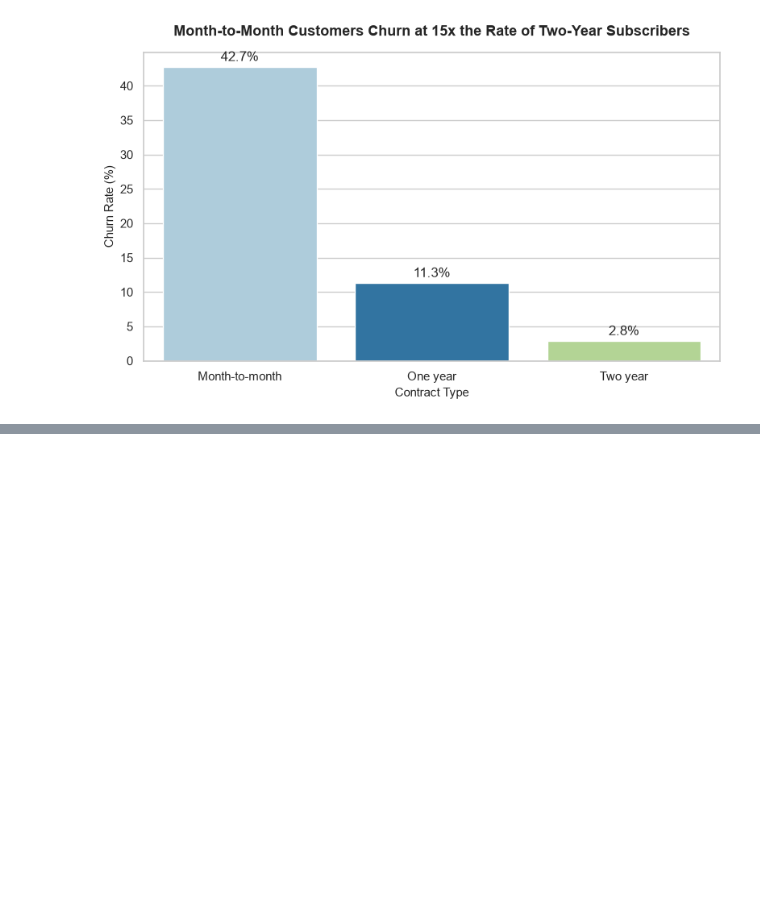
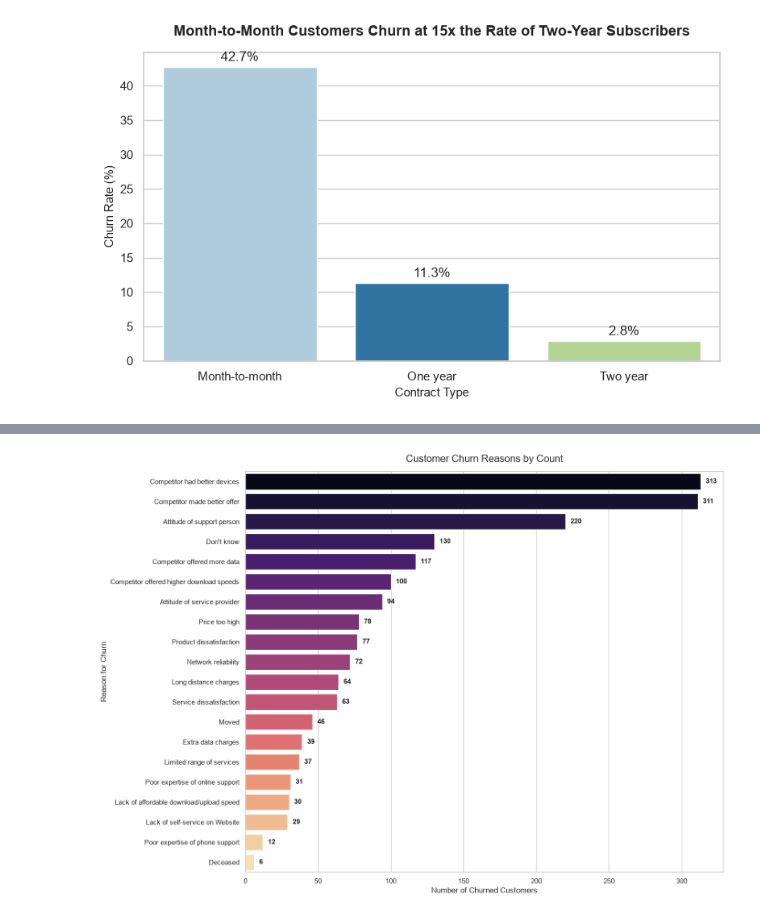
Before and after one commit to OmSoni-1/customer_retention_platform, a Jupyter notebook: notebooks/03_eda.ipynb, the cells around one changed output, grey strips where cells are left out. Cells and saved outputs as stored; diff of their text form; code cells hidden in the pictures; blank space fills up the shorter version.

```diff
--- a/notebooks/03_eda.ipynb
+++ b/notebooks/03_eda.ipynb
@@ -144,0 +218,28 @@ Passing `palette` without assigning `hue` is deprecated and will be removed in v
+# %%
+sns.set_theme(style="whitegrid")
+plt.figure(figsize=(14, 10))  # Slightly larger figure to give numbers breathing room
+
+# 3. Create the horizontal bar plot
+ax = sns.barplot(
+    x=churn_reason_df["countchurn"],
+    y=churn_reason_df["churn_reason"],
+    data=churn_reason_df,
+    palette="magma",
+    hue="churn_reason", # Ensures correct structure for individual bar labeling
+    legend=False
+)
+
+# 4. FIX: Loop through all containers to label every single bar
+for container in ax.containers:
+    ax.bar_label(container, padding=8, fontsize=11, weight='bold')
+
+# 5. Customize titles and labels
+plt.title("Customer Churn Reasons by Count", fontsize=16, pad=15)
+plt.xlabel("Number of Churned Customers", fontsize=12)
+plt.ylabel("Reason for Churn", fontsize=12)
+
+# 6. Adjust layout so long text labels don't get cut off
+plt.tight_layout()
+plt.show()
+# %% [output]
+[figure, added]
```
Also changed, not shown: parts of 8 cells of this notebook, 2 other files.
